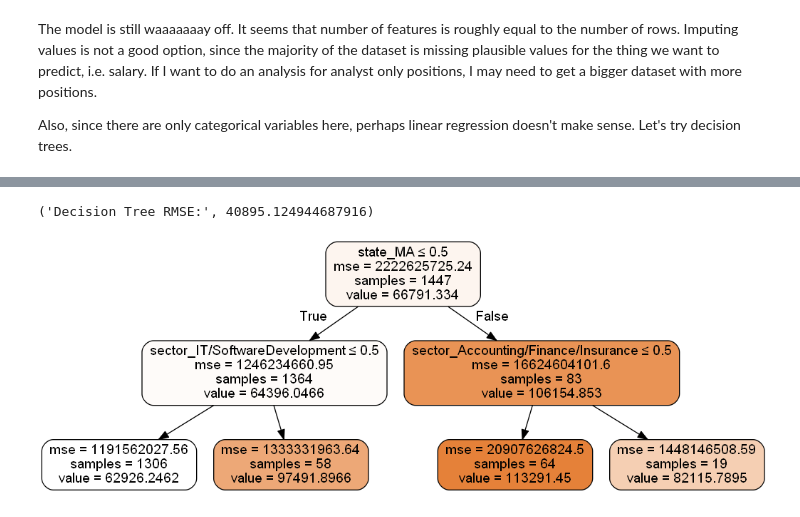
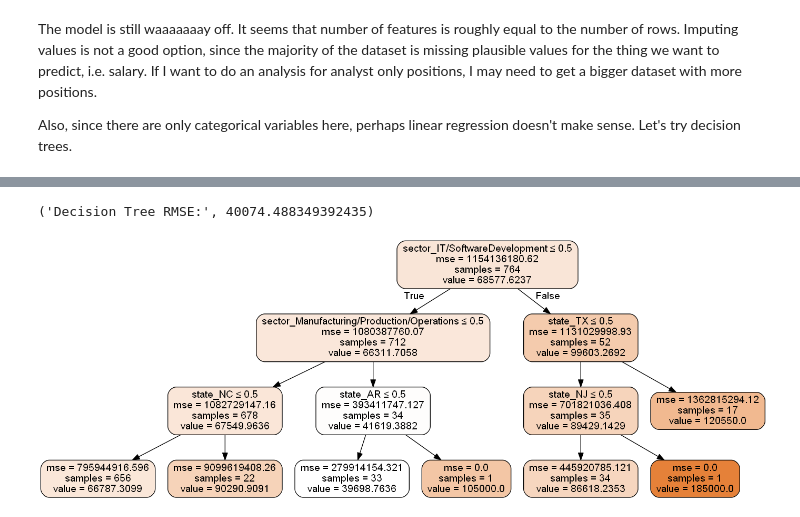
Before and after one commit to gdaher/ids_project, a Jupyter notebook: Regression Analysis.ipynb, the cells around one changed output, grey strips where cells are left out. Drawn from its saved outputs; the diff is of its cells as text; code cells hidden in the pictures.

```diff
--- a/Regression Analysis.ipynb
+++ b/Regression Analysis.ipynb
@@ -155,11 +154,14 @@ print('min:',data.midpoint_salary.min())
 # %%
 # remove data point 7194, as it is highly unlikely that a picker/packer makes $900/hour
 data=data.drop(7194)
+
+#remove na values
+data=data[pd.notnull(data.sector)|pd.notnull(data.state)]
 # %%
 ## Prepare data for linear model and run
 
 #onehotencode variables using dummies and separate out dependent and independent features
-df=pd.get_dummies(data[['sector']],drop_first=False)
+df=pd.get_dummies(data[['state','sector']],drop_first=False)
 y=data['midpoint_salary']
 
 #split into training and test set
@@ -320,14 +248,14 @@ Also, since there are  only categorical variables here, perhaps linear regressio
 # %%
 ## Use a decision tree to look at what variables are most important
 #use the same train/test split to run a decision tree
-decision_tree = DecisionTreeRegressor(max_depth=6, random_state=1)
+decision_tree = DecisionTreeRegressor(max_depth=2, random_state=2)
 decision_tree.fit(X_train_1,y_train_1)
-print("Decision Tree RMSE:",np.sqrt(metrics.mean_squared_error(y_test,decision_tree.predict(X_test_1))))
+print("Decision Tree RMSE:",np.sqrt(metrics.mean_squared_error(y_test_1,decision_tree.predict(X_test_1))))
 
 #This allows us to make a decision tree real fast directly in the notebook!
 dot_data = StringIO()
 export_graphviz(decision_tree, out_file=dot_data,
-                    feature_names=X_train.columns.tolist(),
+                    feature_names=X_train_1.columns.tolist(),
                     filled=True, rounded=True,
                     special_characters=True)
 graph = pydotplus.graph_from_dot_data(dot_data.getvalue())
@@ -340,9 +268,9 @@ depths = range(1,10)
 train_rmse, test_rmse = [],[]
 for depth in depths:
     decision_tree = DecisionTreeRegressor(max_depth=depth,random_state=10)
-    decision_tree.fit(X_train,y_train)
-    curr_train_rmse = np.sqrt(metrics.mean_squared_error(y_train,decision_tree.predict(X_train)))
-    curr_test_rmse = np.sqrt(metrics.mean_squared_error(y_test,decision_tree.predict(X_test)))
+    decision_tree.fit(X_train_1,y_train_1)
+    curr_train_rmse = np.sqrt(metrics.mean_squared_error(y_train_1,decision_tree.predict(X_train_1)))
+    curr_test_rmse = np.sqrt(metrics.mean_squared_error(y_test_1,decision_tree.predict(X_test_1)))
     print("Decision Tree Train/Test RMSE:",curr_train_rmse," ",curr_test_rmse)
     train_rmse.append(curr_train_rmse)
     test_rmse.append(curr_test_rmse)
@@ -389,30 +296,31 @@ Name: sector, Length: 2458, dtype: object>
 # %%
 #remove the offending values from the dataset
-data_cleaned=data[data.sector!='Experienced(Non-Manager)']
-data_cleaned=data[data.sector!='Experienced(Non-Manager)']
+data_cleaned=data[pd.notnull(data.sector)&pd.notnull(data.state)]
+data_cleaned=data_cleaned[(data_cleaned.sector!='Executive(SVPVPDepartmentHeadetc)')&(data_cleaned.sector!='Other')&(data_cleaned.sector!='EntryLevel')& (data_cleaned.sector!="Student(Undergraduate/Graduate)" )& (data_cleaned.sector!="Student(HighSchool)")& (data_cleaned.sector!="CareerLevelExperienced(Non-Manager)")& (data_cleaned.sector!="CareerLevelEntryLevel")&(data.sector!='Experienced(Non-Manager)')]
+
 #re-run the model
 
 # Try the model using upper and lower ranges rather than midpoint
 df3=pd.get_dummies(data_cleaned[['state','sector']],drop_first=True)
 
 
 y2=data_cleaned['midpoint_salary']
 
 # Split into training and test set
-X_train, X_test, y_train,y_test = train_test_split(df3,y2,test_size=.22)
+X_train_2, X_test_2, y_train_2,y_test_2 = train_test_split(df3,y2,test_size=.22)
 
-decision_tree = DecisionTreeRegressor(max_depth=2, random_state=1)
-decision_tree.fit(X_train,y_train)
-print("Decision Tree RMSE:",np.sqrt(metrics.mean_squared_error(y_test,decision_tree.predict(X_test))))
+decision_tree = DecisionTreeRegressor(max_depth=3, random_state=2)
+decision_tree.fit(X_train_2,y_train_2)
+print("Decision Tree RMSE:",np.sqrt(metrics.mean_squared_error(y_test_2,decision_tree.predict(X_test_2))))
 
 #This allows us to make a decision tree real fast directly in the notebook!
 dot_data = StringIO()
 export_graphviz(decision_tree, out_file=dot_data,
-                    feature_names=X_train.columns.tolist(),
+                    feature_names=X_train_2.columns.tolist(),
                     filled=True, rounded=True,
                     special_characters=True)
 graph = pydotplus.graph_from_dot_data(dot_data.getvalue())
 Image(graph.create_png())
 # %% [output]
-('Decision Tree RMSE:', 40895.124944687916)
+('Decision Tree RMSE:', 40074.488349392435)
-[figure, old version]
+[figure, new version]
```
Also changed, not shown: parts of 22 cells of this notebook, 1 other file.
